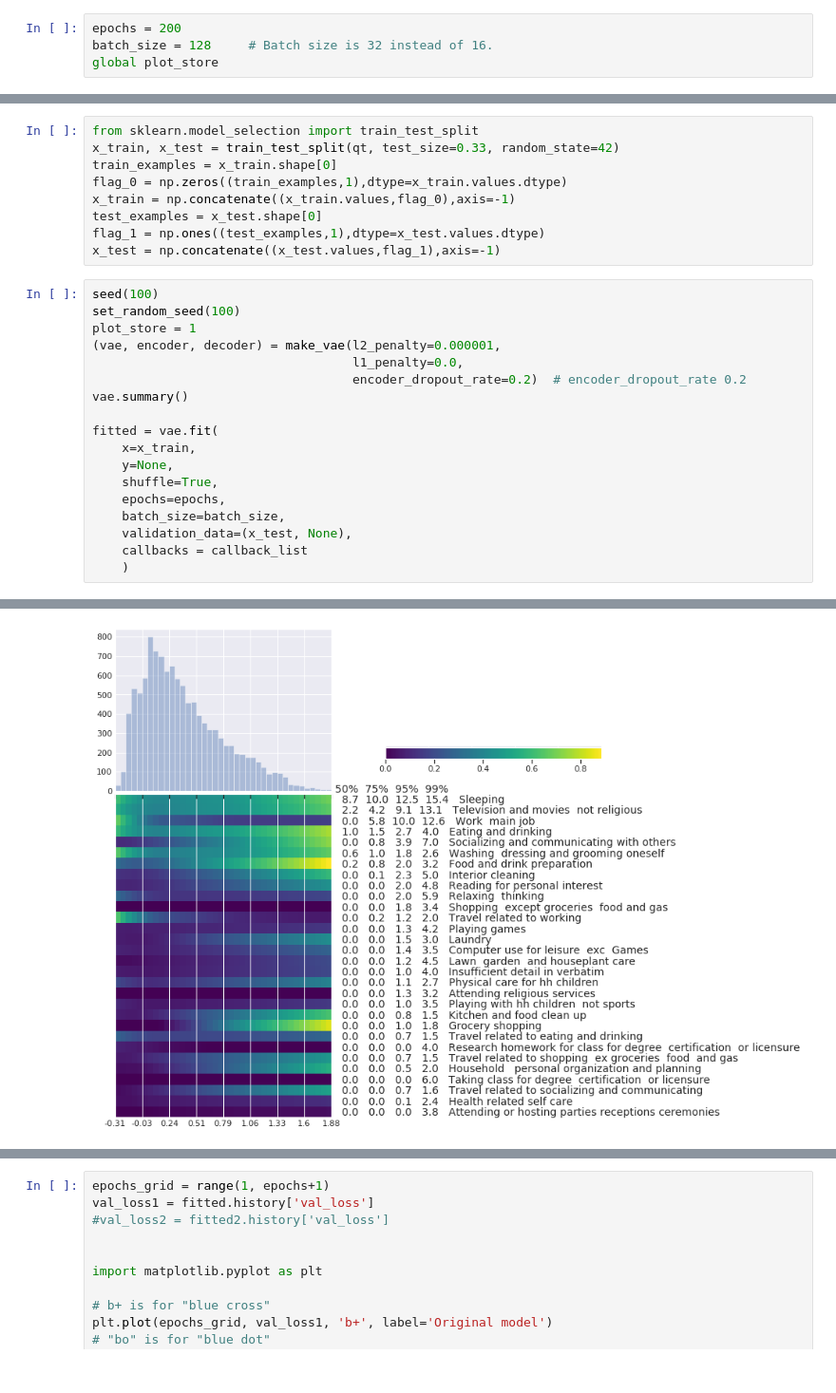
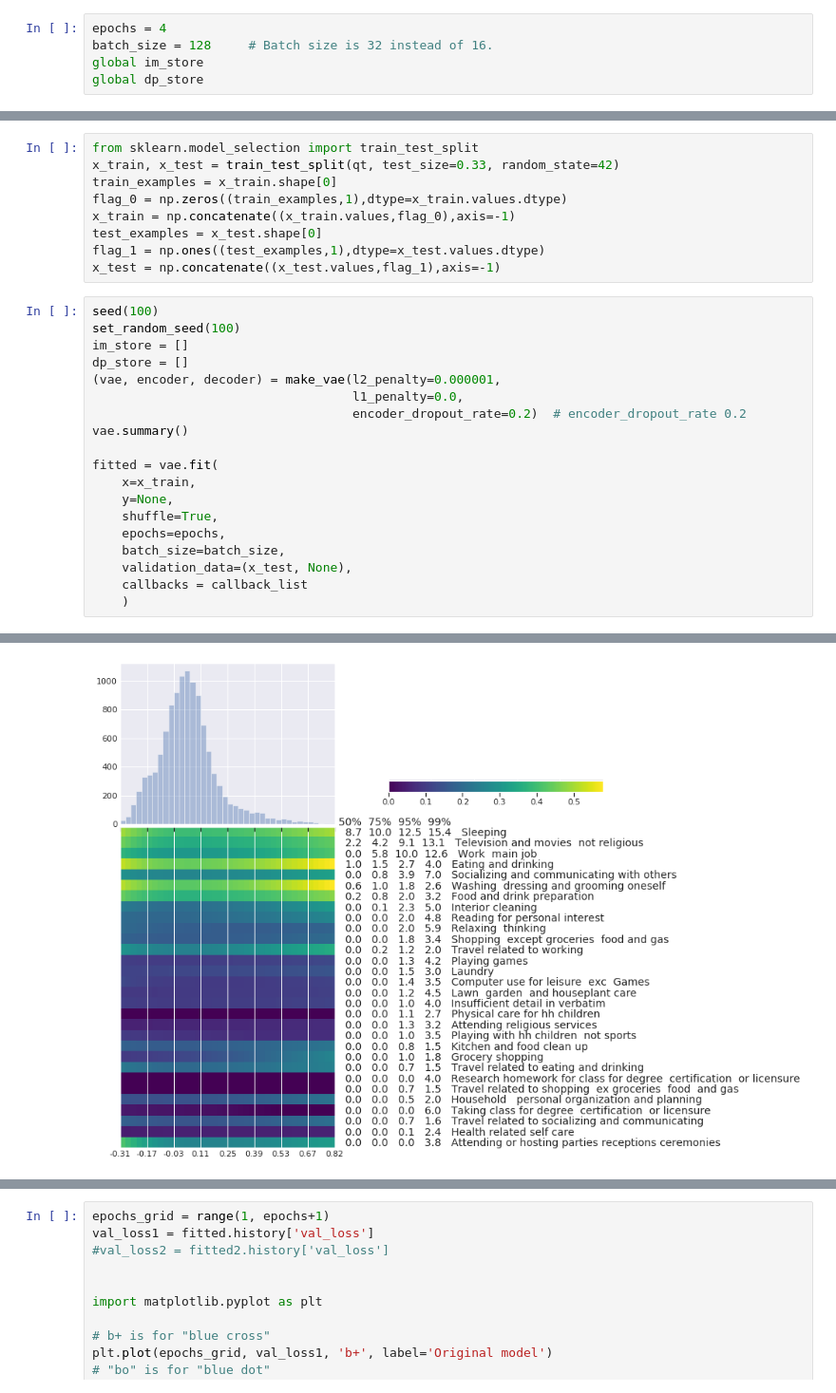
Before and after one commit to yaniv256/VAEs-in-Economics, a Jupyter notebook: Notebooks/Time_use_shares_with_vaes.ipynb, the cells around one changed output, grey strips where cells are left out. Shown at 95% size. Cells and saved outputs as stored; diff of their text form.

```diff
--- a/Notebooks/Time_use_shares_with_vaes.ipynb
+++ b/Notebooks/Time_use_shares_with_vaes.ipynb
@@ -22,9 +22,10 @@ import numpy as np
 
 import imageio
 # %%
-epochs = 200
+epochs = 4
 batch_size = 128     # Batch size is 32 instead of 16.
-global plot_store
+global im_store
+global dp_store
 # %%
 class PlotEpoch(keras.callbacks.Callback):
 
@@ -218,7 +219,8 @@ x_test = np.concatenate((x_test.values,flag_1),axis=-1)
 # %%
 seed(100)
 set_random_seed(100)
-plot_store = 1
+im_store = []
+dp_store = []
 (vae, encoder, decoder) = make_vae(l2_penalty=0.000001,
                                    l1_penalty=0.0,
                                    encoder_dropout_rate=0.2)  # encoder_dropout_rate 0.2
@@ -262,2 +264,2 @@ Epoch 3/4
 Epoch 4/4
-[figure, old version]
+[figure, new version]
```
Also changed, not shown: parts of 14 cells of this notebook.
